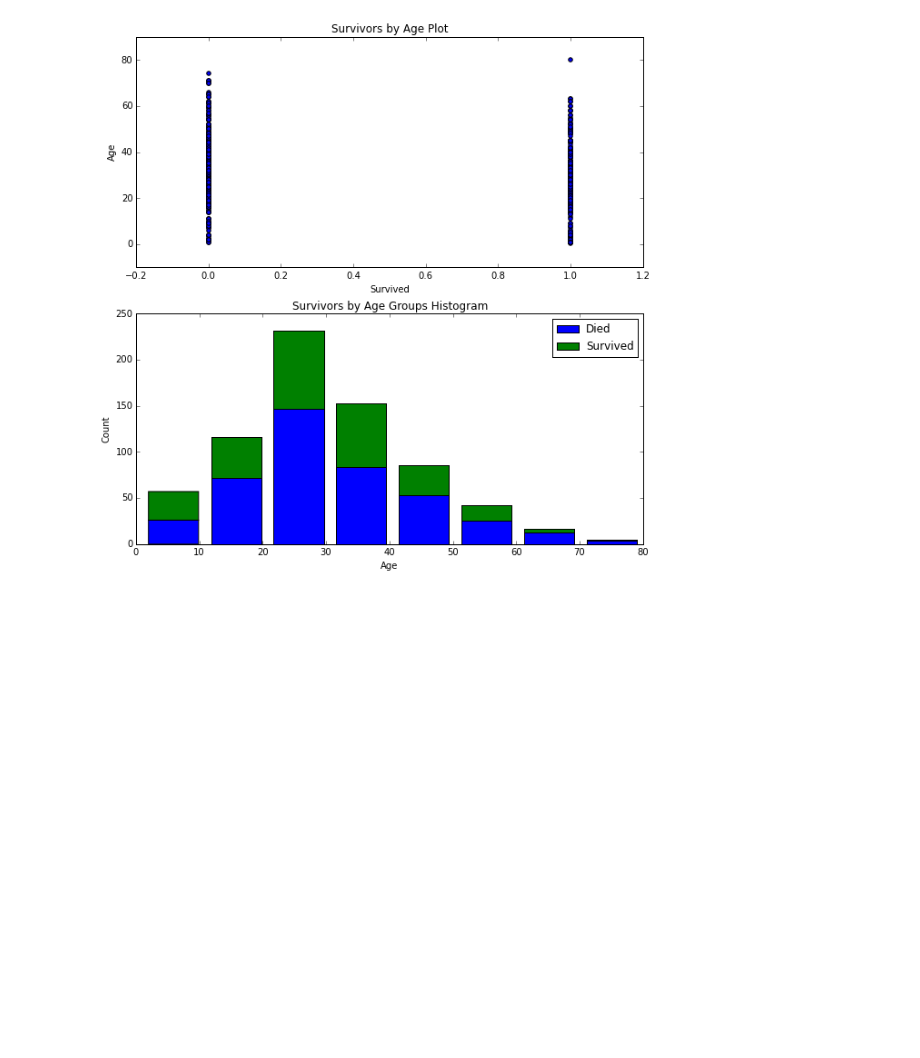
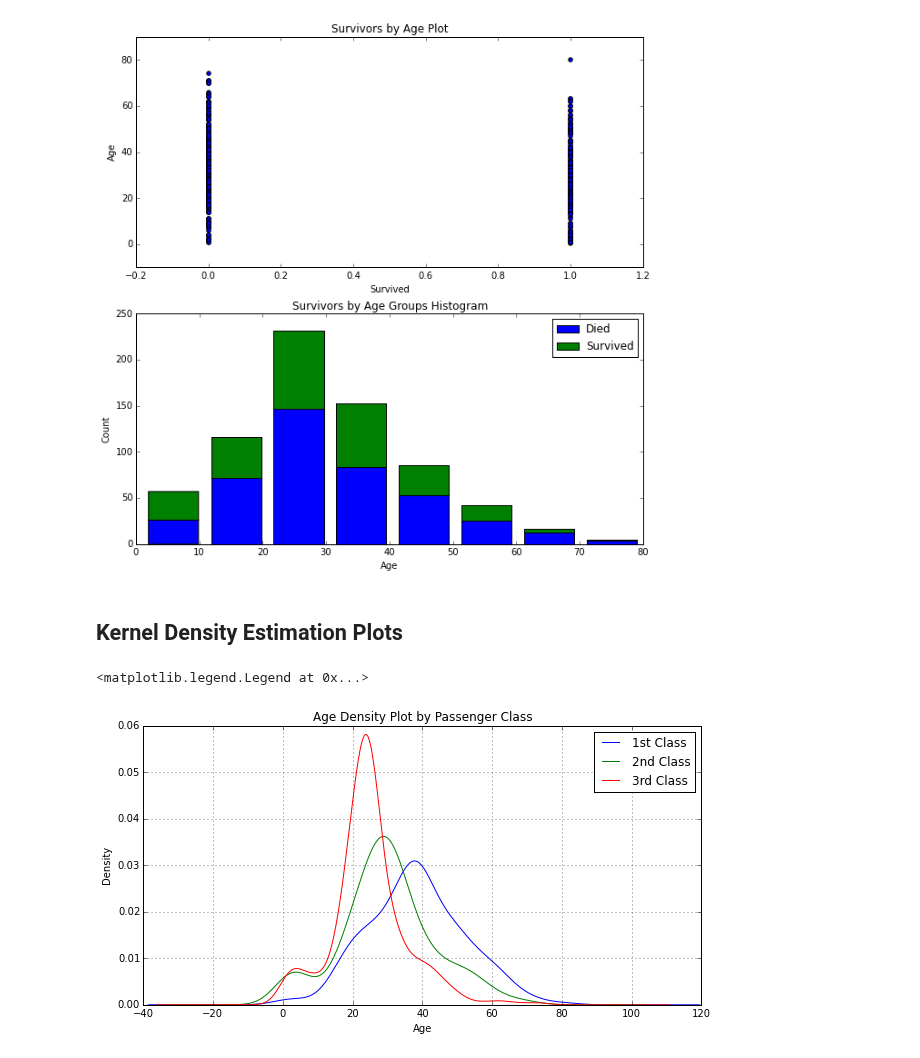
Before and after one commit to donnemartin/data-science-ipython-notebooks, a Jupyter notebook: matplotlib/matplotlib.ipynb, the cells around one changed output. Drawn from its saved outputs; the diff is of its cells as text; code cells hidden in the pictures; blank space fills up the shorter version.

Commit message:
Added matplotlib kernel density estimation plots.

```diff
--- a/matplotlib/matplotlib.ipynb
+++ b/matplotlib/matplotlib.ipynb
@@ -197,3 +197,17 @@ axes[0].set_ylabel('Age')
 # %% [output]
 <matplotlib.text.Text at 0x...>
 [figure]
+# %% [markdown]
+## Kernel Density Estimation Plots
+# %%
+# Get the unique values of Pclass:
+passenger_classes = sort(df_train['Pclass'].unique())
+
+for pclass in passenger_classes:
+    df_train.AgeFill[df_train.Pclass == pclass].plot(kind='kde')
+plt.title('Age Density Plot by Passenger Class')
+plt.xlabel('Age')
+plt.legend(('1st Class', '2nd Class', '3rd Class'), loc='best')
+# %% [output]
+<matplotlib.legend.Legend at 0x...>
+[figure, added]
```
